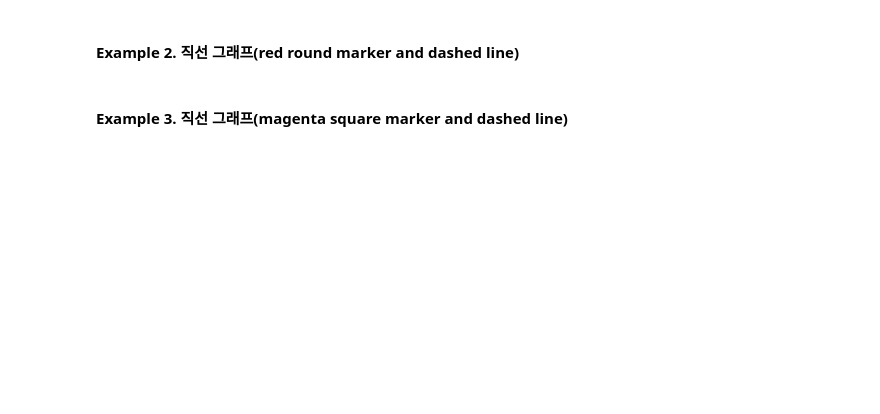
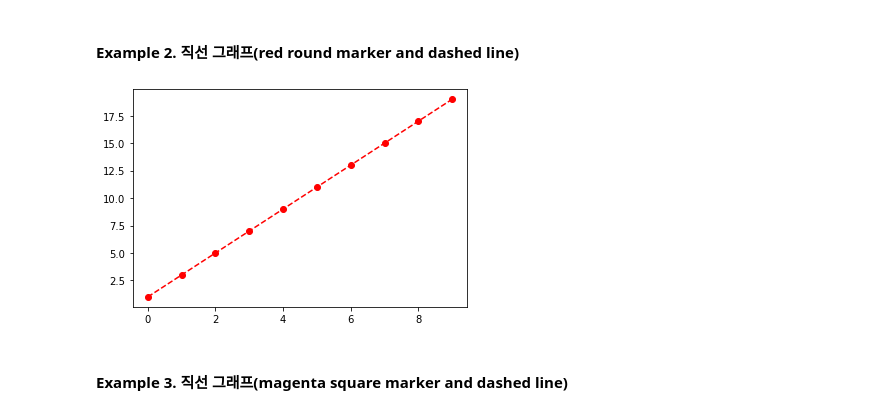
Before and after one commit to idebtor/HuStarML, a Jupyter notebook: ipynb/AI4ALL3-1NumPyTutorial.ipynb, the cells around one changed output. Saved outputs shown, nothing was run; the diff lists cells and outputs as text; code cells hidden in the pictures; blank space fills up the shorter version.

```diff
--- a/ipynb/AI4ALL3-1NumPyTutorial.ipynb
+++ b/ipynb/AI4ALL3-1NumPyTutorial.ipynb
@@ -332,8 +421,10 @@ plt.show()
 #### Example 2. 직선 그래프(red round marker  and dashed line)
 # %%
 y = np.arange(1, 20, 2)
-None
+plt.plot(y, 'ro--')
 plt.show()
+# %% [output]
+[figure, added]
 # %% [markdown]
 #### Example 3. 직선 그래프(magenta square marker  and dashed line)
 # %%
```
Also changed, not shown: parts of 36 cells of this notebook.
